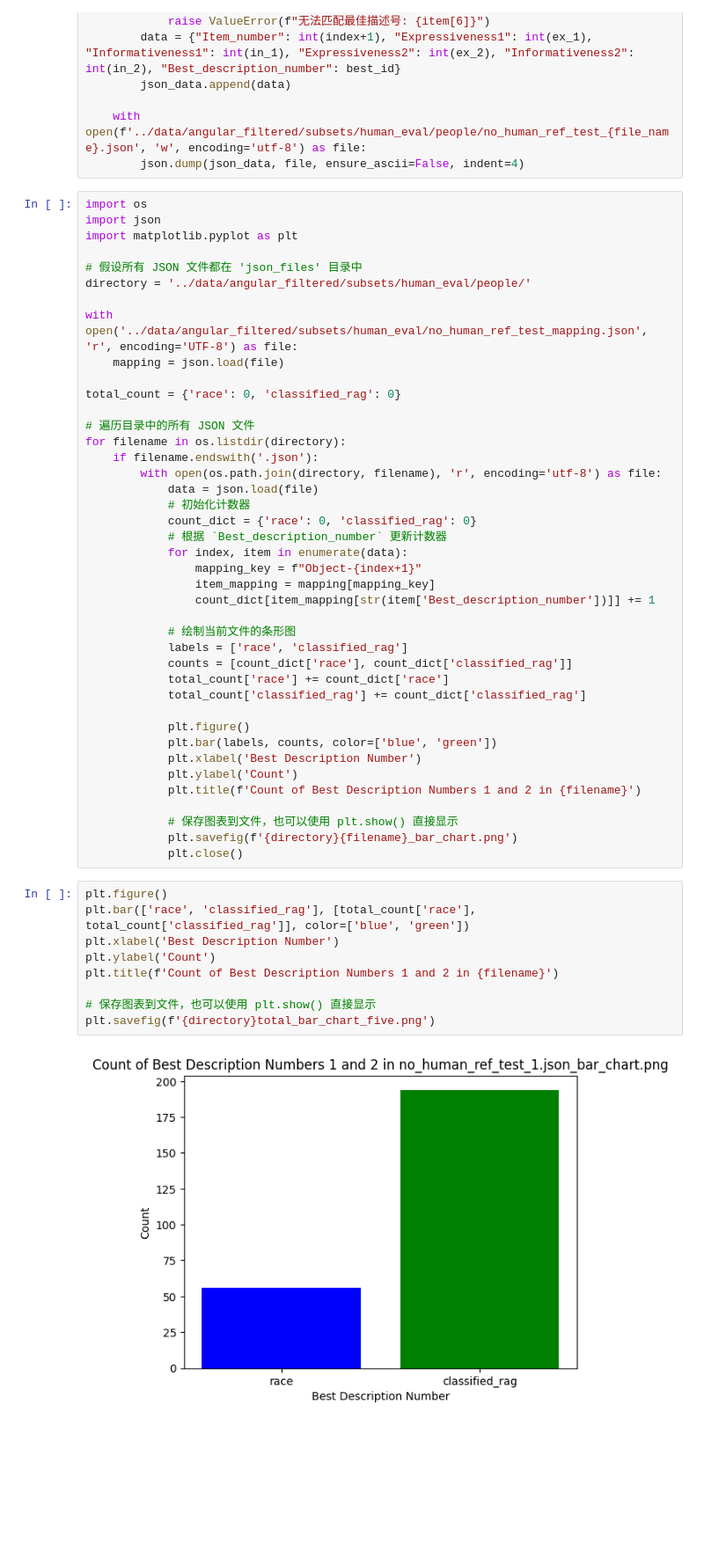
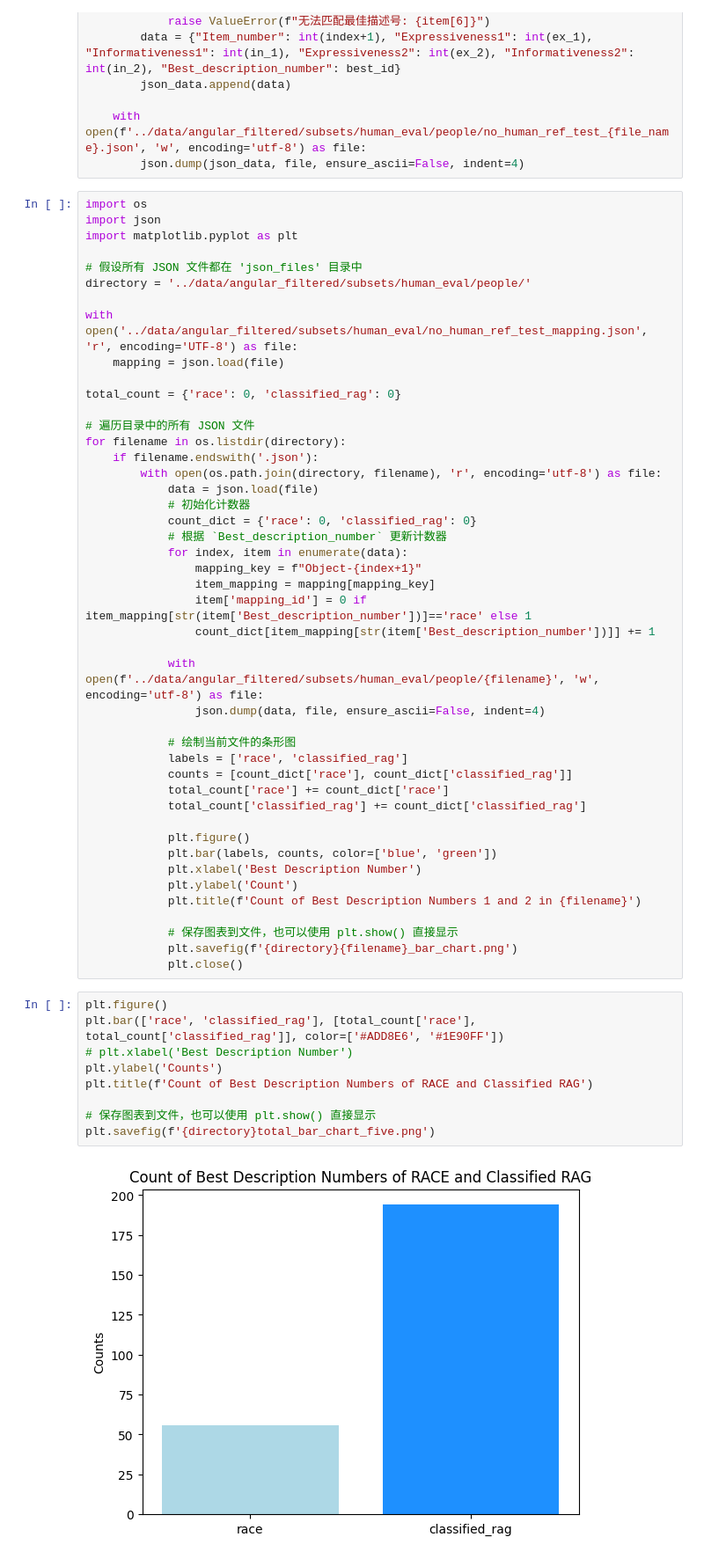
Before and after one commit to tyfann/llm4commit, a Jupyter notebook: RQ/RQ3.ipynb, the cells around one changed output. Shown at 88% size. Cells and saved outputs as stored; diff of their text form; blank space fills up the shorter version.

```diff
--- a/RQ/RQ3.ipynb
+++ b/RQ/RQ3.ipynb
@@ -288,7 +288,11 @@ for filename in os.listdir(directory):
             for index, item in enumerate(data):
                 mapping_key = f"Object-{index+1}"
                 item_mapping = mapping[mapping_key]
+                item['mapping_id'] = 0 if item_mapping[str(item['Best_description_number'])]=='race' else 1
                 count_dict[item_mapping[str(item['Best_description_number'])]] += 1
+
+            with open(f'../data/angular_filtered/subsets/human_eval/people/{filename}', 'w', encoding='utf-8') as file:
+                json.dump(data, file, ensure_ascii=False, indent=4)
 
             # 绘制当前文件的条形图
             labels = ['race', 'classified_rag']
@@ -307,12 +311,12 @@ for filename in os.listdir(directory):
             plt.close()
 # %%
 plt.figure()
-plt.bar(['race', 'classified_rag'], [total_count['race'], total_count['classified_rag']], color=['blue', 'green'])
-plt.xlabel('Best Description Number')
-plt.ylabel('Count')
-plt.title(f'Count of Best Description Numbers 1 and 2 in {filename}')
+plt.bar(['race', 'classified_rag'], [total_count['race'], total_count['classified_rag']], color=['#ADD8E6', '#1E90FF'])
+# plt.xlabel('Best Description Number')
+plt.ylabel('Counts')
+plt.title(f'Count of Best Description Numbers of RACE and Classified RAG')
 
 # 保存图表到文件，也可以使用 plt.show() 直接显示
 plt.savefig(f'{directory}total_bar_chart_five.png')
 # %% [output]
-[figure, old version]
+[figure, new version]
```
Also changed, not shown: parts of 14 cells of this notebook, 6 other files.
